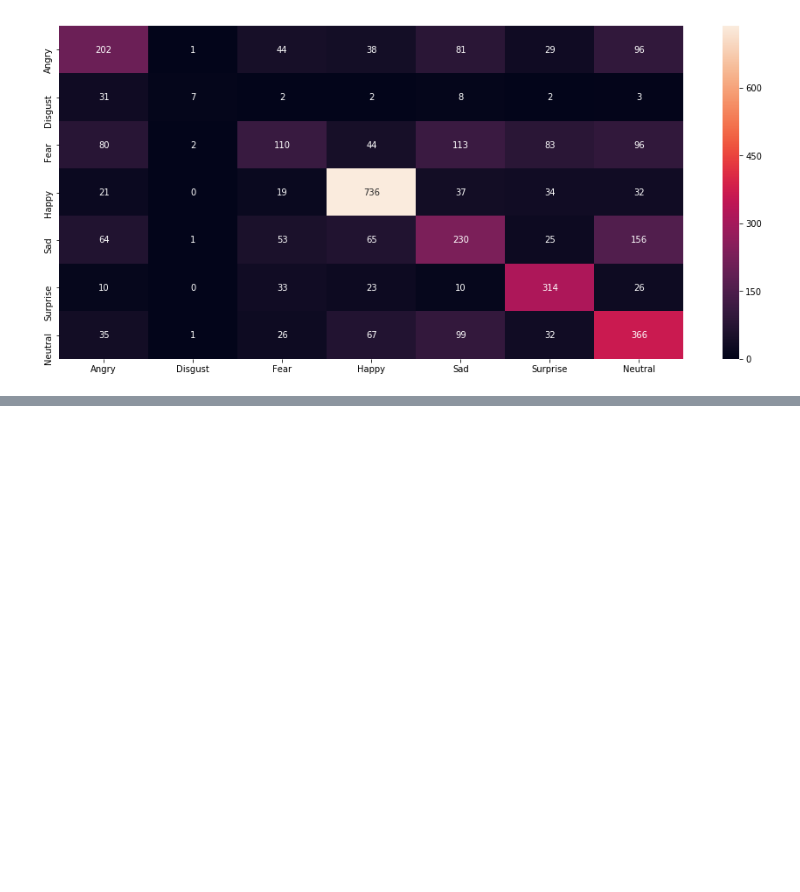
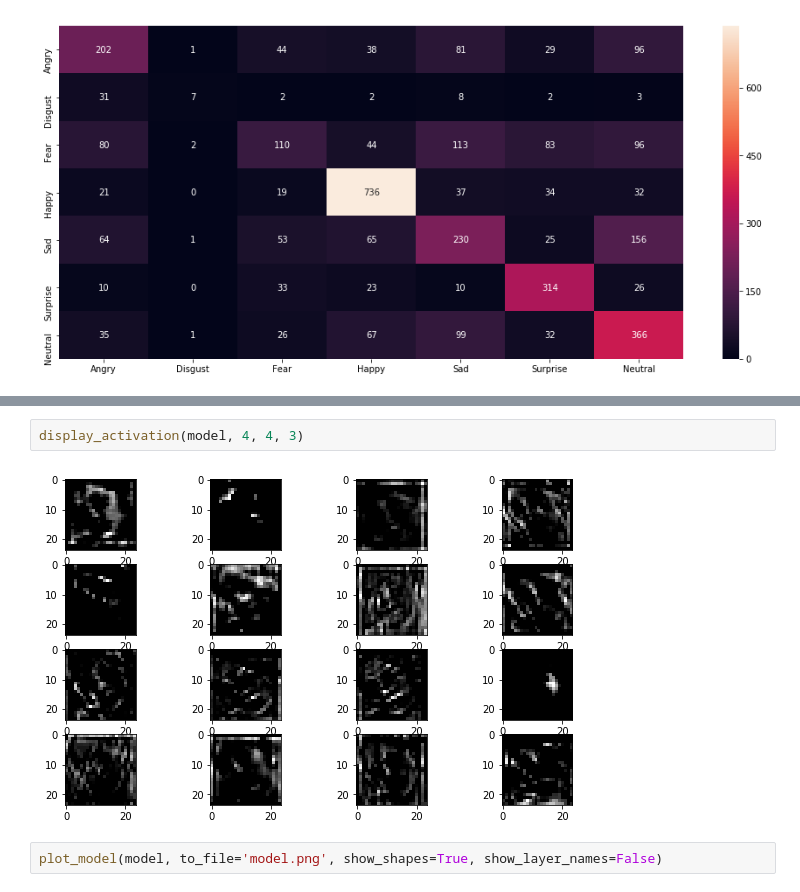
Before and after one commit to kal0ian/FacialEmotionRecognition, a Jupyter notebook: Test Model.ipynb, the cells around one changed output, grey strips where cells are left out. Drawn from its saved outputs; the diff is of its cells as text; blank space fills up the shorter version.

```diff
--- a/Test Model.ipynb
+++ b/Test Model.ipynb
@@ -119,0 +135,6 @@ plot_confusion_matrix(model, x_private_test,y_private_test)
+# %%
+display_activation(model, 4, 4, 3)
+# %% [output]
+[figure, added]
+# %%
+plot_model(model, to_file='model.png', show_shapes=True, show_layer_names=False)
```
Also changed, not shown: parts of 10 cells of this notebook, 43 other files.
